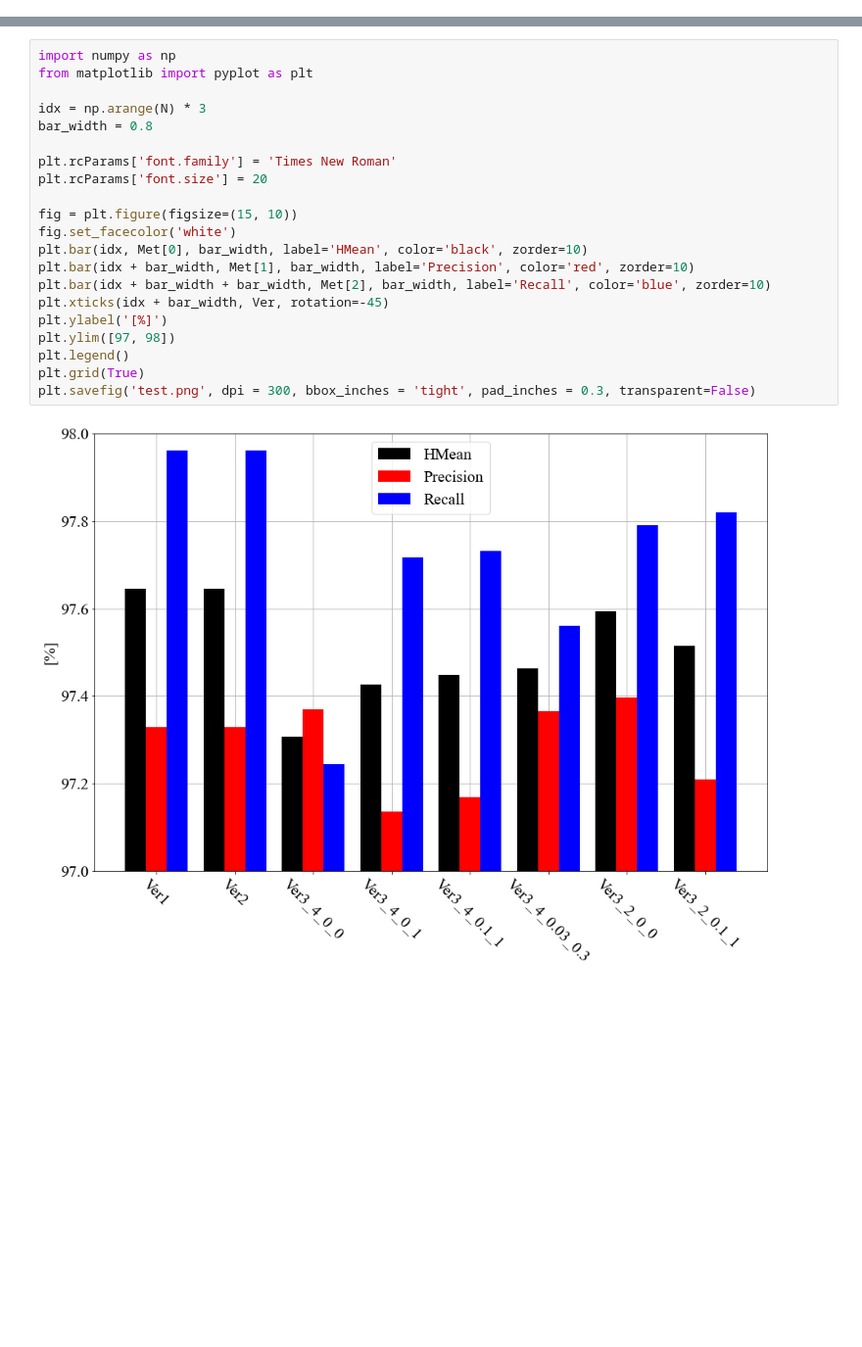
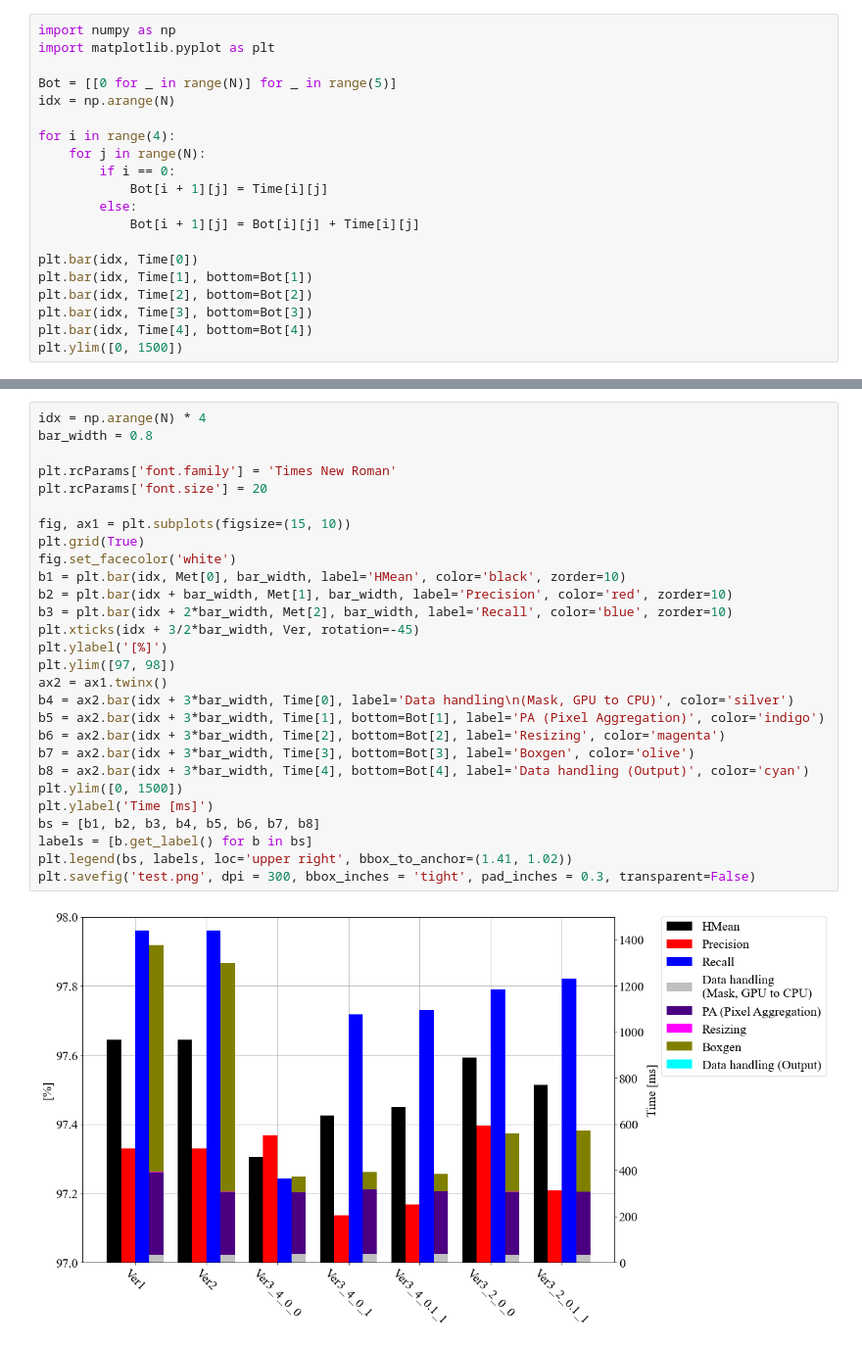
Before and after one commit to Zerohertz/pan_pp.pytorch, a Jupyter notebook: evaluation/Results.ipynb, the cells around one changed output, grey strips where cells are left out. Shown at 98% size. Saved outputs shown, nothing was run; the diff lists cells and outputs as text; blank space fills up the shorter version.

Commit message:
:hammer: Update: Results according to running time of allversions

```diff
--- a/evaluation/Results.ipynb
+++ b/evaluation/Results.ipynb
@@ -41,0 +77,20 @@ Ver3_2_0.1_1: 0.9782053941908714
+# %%
+import numpy as np
+import matplotlib.pyplot as plt
+
+Bot = [[0 for _ in range(N)] for _ in range(5)]
+idx = np.arange(N)
+
+for i in range(4):
+    for j in range(N):
+        if i == 0:
+            Bot[i + 1][j] = Time[i][j]
+        else:
+            Bot[i + 1][j] = Bot[i][j] + Time[i][j]
+
+plt.bar(idx, Time[0])
+plt.bar(idx, Time[1], bottom=Bot[1])
+plt.bar(idx, Time[2], bottom=Bot[2])
+plt.bar(idx, Time[3], bottom=Bot[3])
+plt.bar(idx, Time[4], bottom=Bot[4])
+plt.ylim([0, 1500])
@@ -42,23 +100,30 @@ Ver3_2_0.1_1: 0.9782053941908714
 # %%
-import numpy as np
-from matplotlib import pyplot as plt
-
-idx = np.arange(N) * 3
+idx = np.arange(N) * 4
 bar_width = 0.8
 
 plt.rcParams['font.family'] = 'Times New Roman'
 plt.rcParams['font.size'] = 20
 
-fig = plt.figure(figsize=(15, 10))
+fig, ax1 = plt.subplots(figsize=(15, 10))
+plt.grid(True)
 fig.set_facecolor('white')
-plt.bar(idx, Met[0], bar_width, label='HMean', color='black', zorder=10)
-plt.bar(idx + bar_width, Met[1], bar_width, label='Precision', color='red', zorder=10)
-plt.bar(idx + bar_width + bar_width, Met[2], bar_width, label='Recall', color='blue', zorder=10)
-plt.xticks(idx + bar_width, Ver, rotation=-45)
+b1 = plt.bar(idx, Met[0], bar_width, label='HMean', color='black', zorder=10)
+b2 = plt.bar(idx + bar_width, Met[1], bar_width, label='Precision', color='red', zorder=10)
+b3 = plt.bar(idx + 2*bar_width, Met[2], bar_width, label='Recall', color='blue', zorder=10)
+plt.xticks(idx + 3/2*bar_width, Ver, rotation=-45)
 plt.ylabel('[%]')
 plt.ylim([97, 98])
-plt.legend()
-plt.grid(True)
+ax2 = ax1.twinx()
+b4 = ax2.bar(idx + 3*bar_width, Time[0], label='Data handling\n(Mask, GPU to CPU)', color='silver')
+b5 = ax2.bar(idx + 3*bar_width, Time[1], bottom=Bot[1], label='PA (Pixel Aggregation)', color='indigo')
+b6 = ax2.bar(idx + 3*bar_width, Time[2], bottom=Bot[2], label='Resizing', color='magenta')
+b7 = ax2.bar(idx + 3*bar_width, Time[3], bottom=Bot[3], label='Boxgen', color='olive')
+b8 = ax2.bar(idx + 3*bar_width, Time[4], bottom=Bot[4], label='Data handling (Output)', color='cyan')
+plt.ylim([0, 1500])
+plt.ylabel('Time [ms]')
+bs = [b1, b2, b3, b4, b5, b6, b7, b8]
+labels = [b.get_label() for b in bs]
+plt.legend(bs, labels, loc='upper right', bbox_to_anchor=(1.41, 1.02))
 plt.savefig('test.png', dpi = 300, bbox_inches = 'tight', pad_inches = 0.3, transparent=False)
 # %% [output]
-[figure, old version]
+[figure, new version]
```
Also changed, not shown: parts of 7 cells of this notebook, 2 other files.
